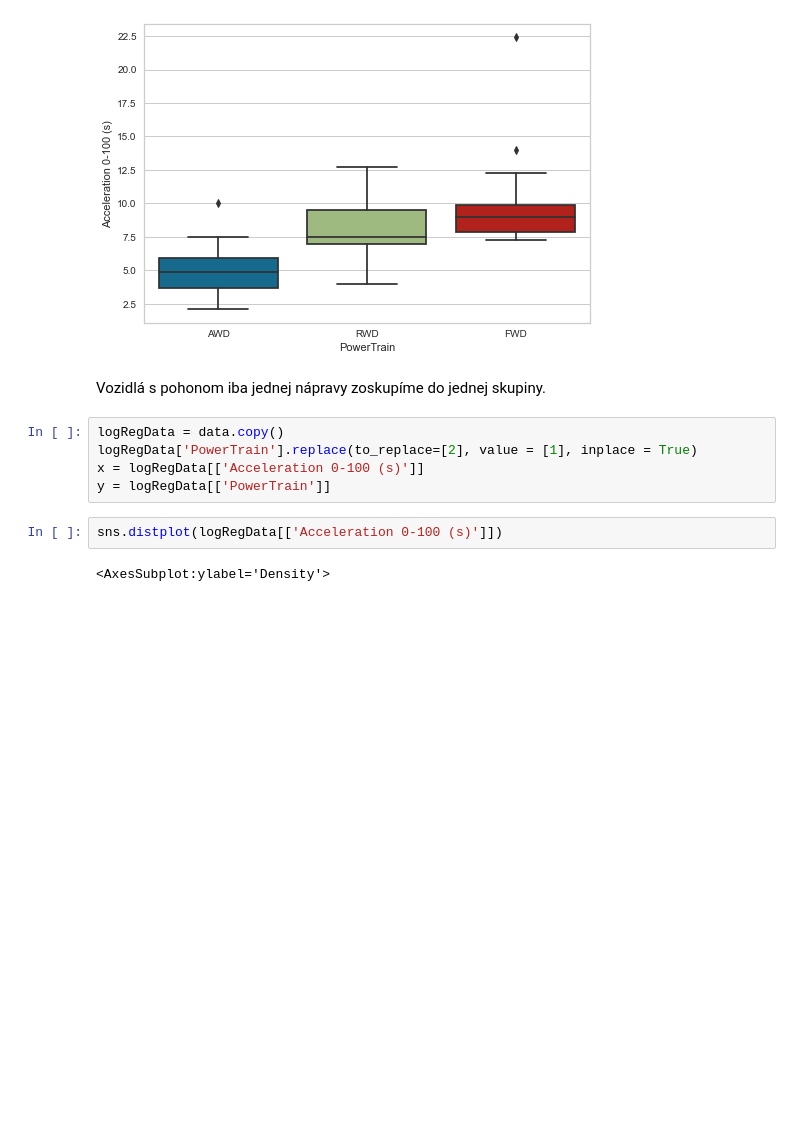
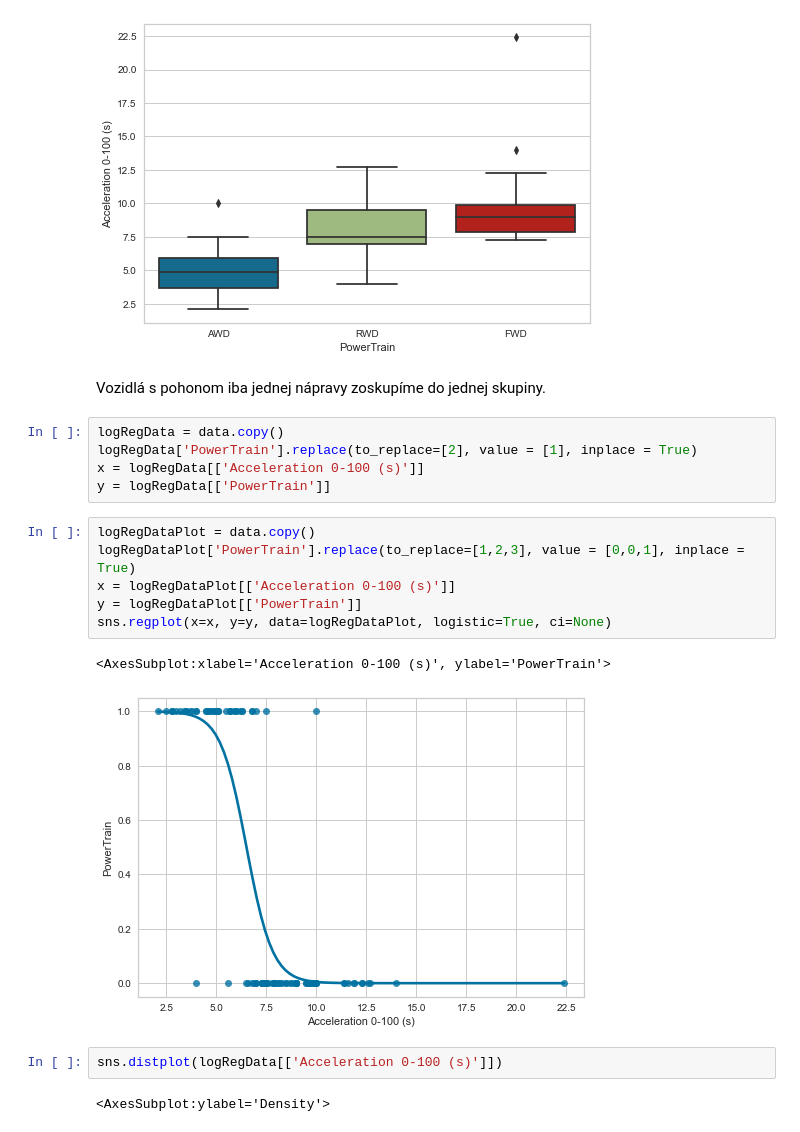
Before and after one commit to MartinJank/OZNAL, a Jupyter notebook: eda.ipynb, the cells around one changed output. Cells and saved outputs as stored; diff of their text form; blank space fills up the shorter version.

```diff
--- a/eda.ipynb
+++ b/eda.ipynb
@@ -227,6 +227,15 @@ logRegData = data.copy()
 logRegData['PowerTrain'].replace(to_replace=[2], value = [1], inplace = True)
 x = logRegData[['Acceleration 0-100 (s)']]
 y = logRegData[['PowerTrain']]
+# %%
+logRegDataPlot = data.copy()
+logRegDataPlot['PowerTrain'].replace(to_replace=[1,2,3], value = [0,0,1], inplace = True)
+x = logRegDataPlot[['Acceleration 0-100 (s)']]
+y = logRegDataPlot[['PowerTrain']]
+sns.regplot(x=x, y=y, data=logRegDataPlot, logistic=True, ci=None)
+# %% [output]
+<AxesSubplot:xlabel='Acceleration 0-100 (s)', ylabel='PowerTrain'>
+[figure, added]
 # %%
 sns.distplot(logRegData[['Acceleration 0-100 (s)']])
 # %% [output]
```
Also changed, not shown: parts of 23 cells of this notebook.
